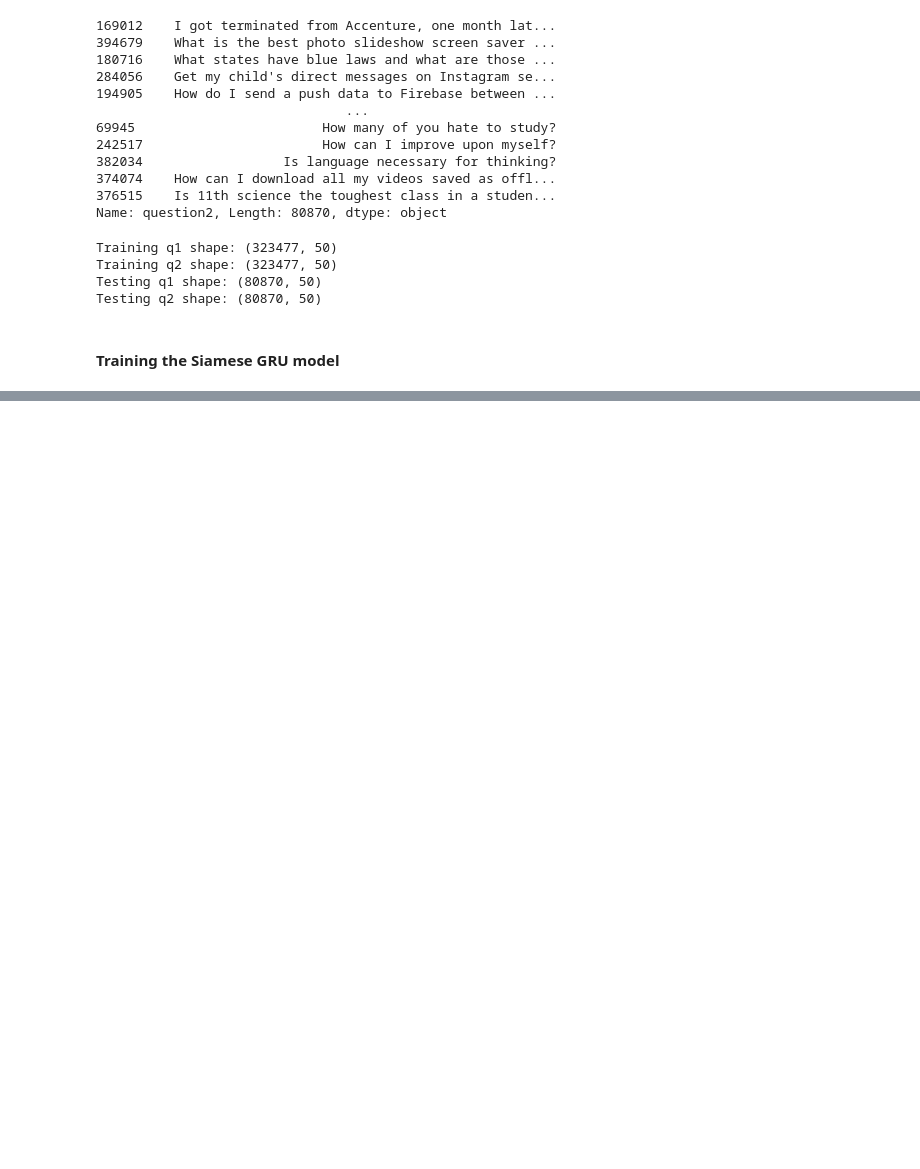
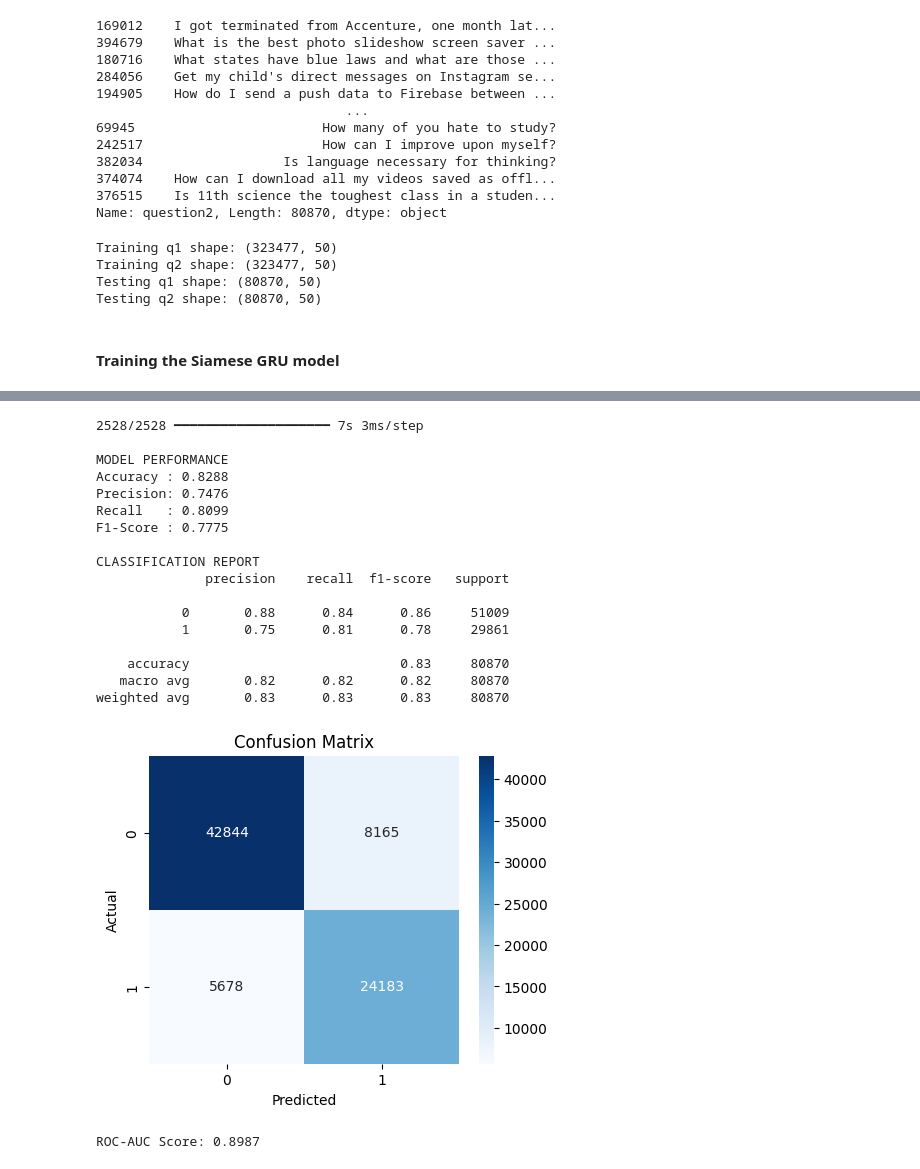
Before and after one commit to AhmadSaheb007/sparktech_ai_task, a Jupyter notebook: model_pipeline.ipynb, the cells around one changed output, grey strips where cells are left out. Cells and saved outputs as stored; diff of their text form; code cells hidden in the pictures; blank space fills up the shorter version.

Commit message:
updated the Readme.md and added an evalution function for GRU model

```diff
--- a/model_pipeline.ipynb
+++ b/model_pipeline.ipynb
@@ -850,0 +916,27 @@ Epoch 5: val_accuracy improved from 0.82787 to 0.82815, saving model to F:/spark
+# %%
+evaluate_siamese_model(
+    siamese_gru_model,
+    X_test_q1_seq,
+    X_test_q2_seq,
+    y_test
+)
+# %% [output]
+2528/2528 ━━━━━━━━━━━━━━━━━━━━ 7s 3ms/step
+
+MODEL PERFORMANCE
+Accuracy : 0.8288
+Precision: 0.7476
+Recall   : 0.8099
+F1-Score : 0.7775
+
+CLASSIFICATION REPORT
+              precision    recall  f1-score   support
+
+           0       0.88      0.84      0.86     51009
+           1       0.75      0.81      0.78     29861
+
+    accuracy                           0.83     80870
+   macro avg       0.82      0.82      0.82     80870
+weighted avg       0.83      0.83      0.83     80870
+[figure, added]
+ROC-AUC Score: 0.8987
```
Also changed, not shown: parts of 5 cells of this notebook, 2 other files.
